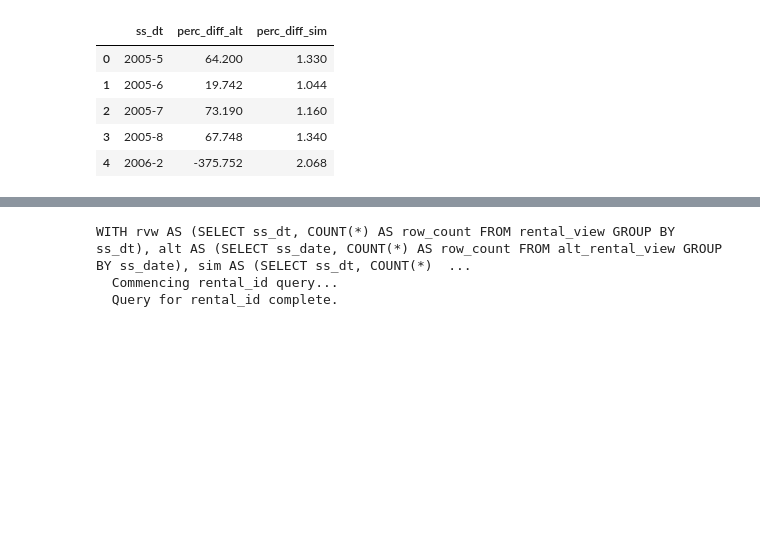
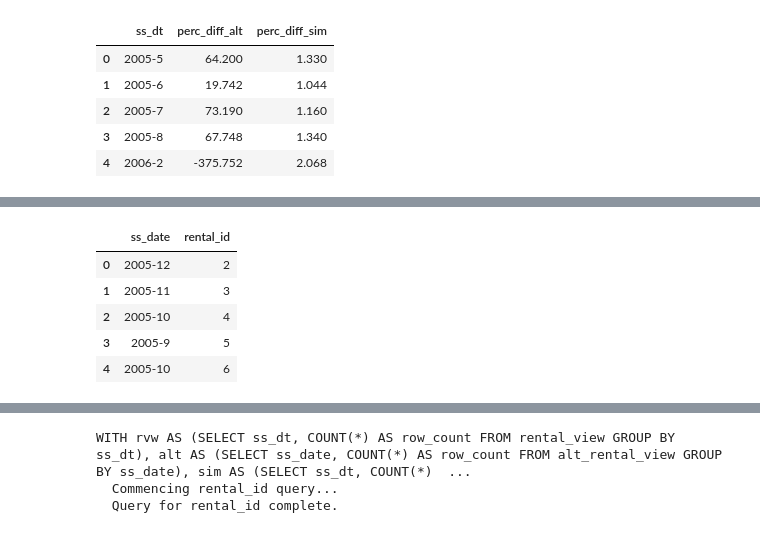
Before and after one commit to rebeccaebarnes/sql_analysis, a Jupyter notebook: sql_analysis_development.ipynb, the cells around one changed output, grey strips where cells are left out. Drawn from its saved outputs; the diff is of its cells as text; code cells hidden in the pictures; blank space fills up the shorter version.

```diff
--- a/sql_analysis_development.ipynb
+++ b/sql_analysis_development.ipynb
@@ -445,0 +483,9 @@ tester._results
+# %%
+source_df.head()
+# %% [output]
+|  | ss_date | rental_id |
+| 0 | 2005-12 | 2 |
+| 1 | 2005-11 | 3 |
+| 2 | 2005-10 | 4 |
+| 3 | 2005-9 | 5 |
+| 4 | 2005-10 | 6 |
```
Also changed, not shown: parts of 13 cells of this notebook.
